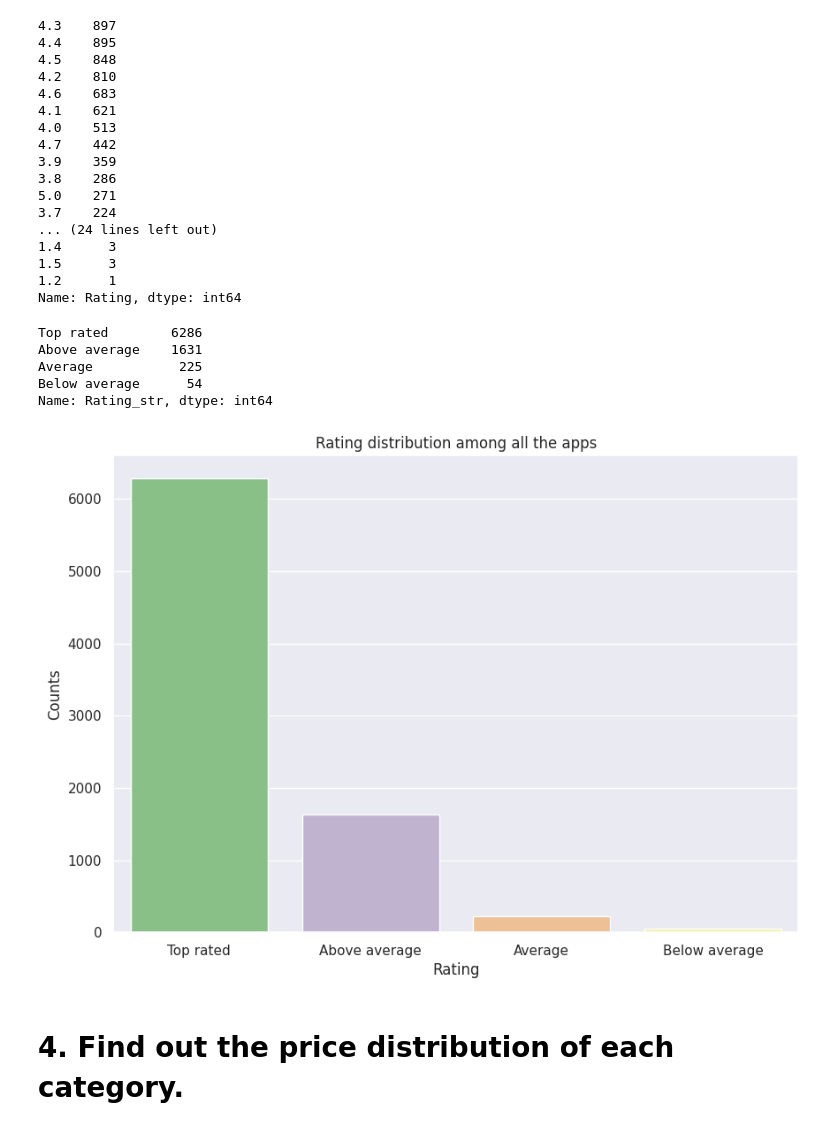
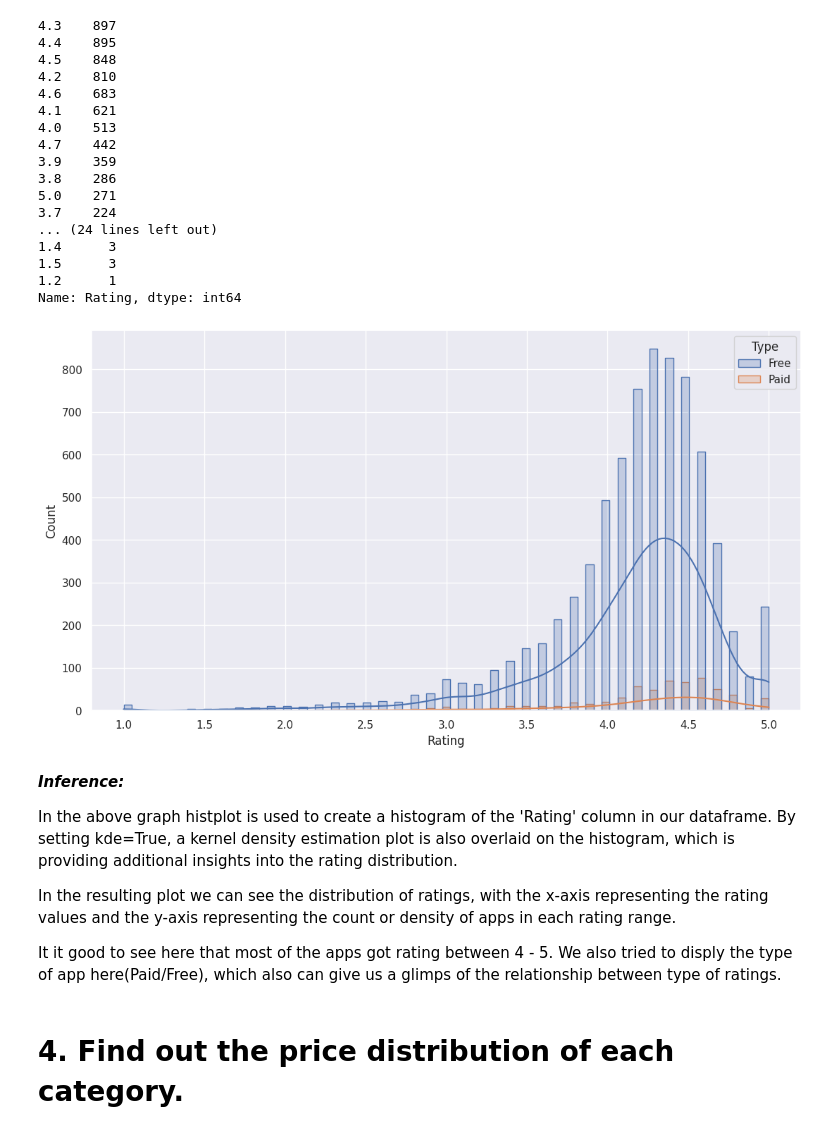
Before and after one commit to GourabR/Playstore_app_review_analysis, a Jupyter notebook: EDA_playstore_app_analysis.ipynb, the cells around one changed output. Cells and saved outputs as stored; diff of their text form; code cells hidden in the pictures.

```diff
--- a/EDA_playstore_app_analysis.ipynb
+++ b/EDA_playstore_app_analysis.ipynb
@@ -910,11 +924,0 @@ plt.show()
-# %%
-# Plotting the top 10 Categories frequently used by users.
-plt.figure(figsize = (10,7))
-sns.set(style="darkgrid")
-sns.barplot(data = df, x = df['Category'].value_counts().head(10).index, y = df['Category'].value_counts().head(10), palette = 'Set1')
-
-plt.xlabel('Categories')
-plt.ylabel('Usage counts')
-plt.title('Top 10 App categories widely used')
-plt.xticks(rotation = 90)
-plt.show()
@@ -958,25 +953,18 @@ def num_to_str(num):
-# %%
-# Applying the function to the column Rating.
-df['Rating_str'] = df['Rating'].apply(num_to_str)
-# %%
-df['Rating_str'].value_counts()
-# %% [output]
-Top rated        6286
-Above average    1631
-Average           225
-Below average      54
-Name: Rating_str, dtype: int64
-# %%
-plt.figure(figsize = (10,7))
-sns.set(style = 'darkgrid')
-sns.barplot(x = df['Rating_str'].value_counts().index, y = df['Rating_str'].value_counts(), palette = 'Accent')
-
-plt.title("Rating distribution among all the apps")
-plt.xlabel("Rating")
-plt.ylabel("Counts")
-plt.show()
-# %% [output]
-[figure, removed]
+# %%
+# Plotting the distribution of rating across the dataset.
+fig, ax = plt.subplots(figsize=(13, 7))
+sns.histplot(data=df, x='Rating', hue='Type', element='step', ax=ax, kde = True)
+plt.show()
+# %% [output]
+[figure, added]
+# %% [markdown]
+***Inference:***
+
+In the above graph histplot is used to create a histogram of the 'Rating' column in our dataframe. By setting kde=True, a kernel density estimation plot is also overlaid on the histogram, which is providing additional insights into the rating distribution.
+
+In the resulting plot we can see the distribution of ratings, with the x-axis representing the rating values and the y-axis representing the count or density of apps in each rating range.
+
+It it good to see here that most of the apps got rating between 4 - 5. We also tried to disply the type of app here(Paid/Free), which also can give us a glimps of the relationship between type of ratings.
 # %% [markdown]
 # 4. Find out the price distribution of each category.
 # %%
```
Also changed, not shown: parts of 18 cells of this notebook.
